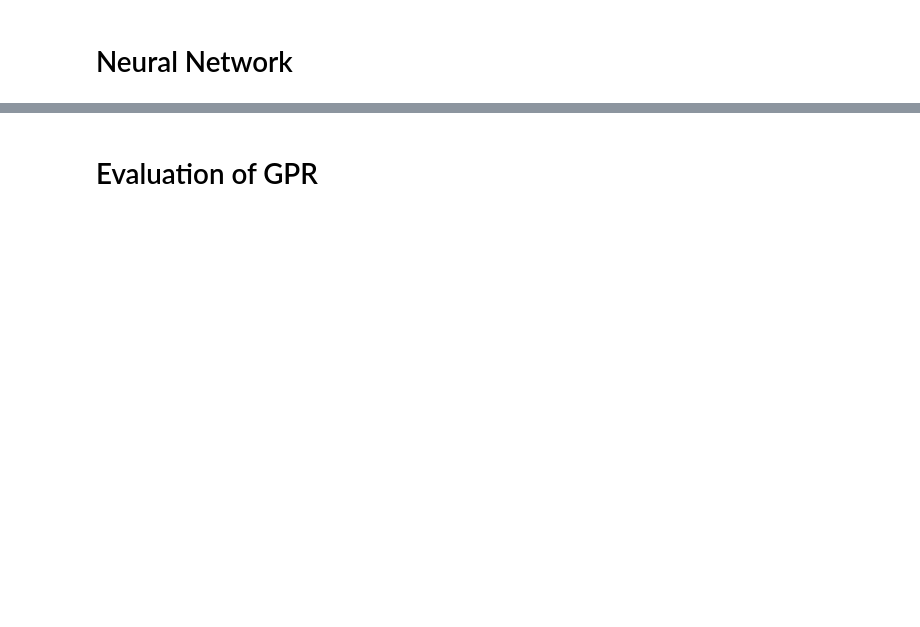
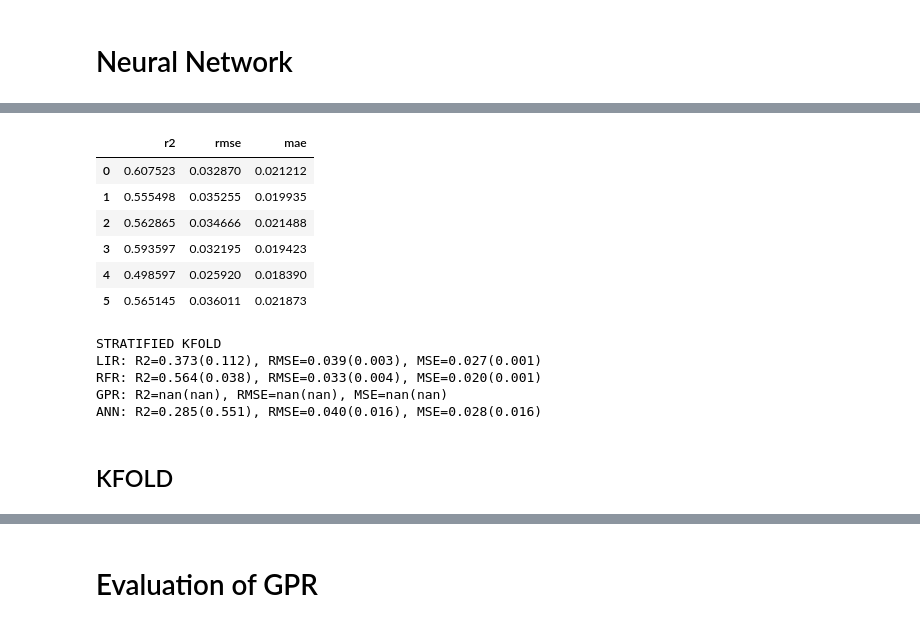
Before and after one commit to denyskononenko/smcp, a Jupyter notebook: backend/ml/model.ipynb, the cells around one changed output, grey strips where cells are left out. Saved outputs shown, nothing was run; the diff lists cells and outputs as text; code cells hidden in the pictures; blank space fills up the shorter version.

```diff
--- a/backend/ml/model.ipynb
+++ b/backend/ml/model.ipynb
@@ -162,6 +171,7 @@ def evaluate_estimator(estimator, X_test, Y_test, X_train, Y_train, save_plot):
 
     plt.show()
 # %%
+KFOLDS = 6
 DROPOUT_RATE = 0.05
 LEARN_RATE = 0.001
 NUM_FEATURES = 183
@@ -303,3 +464,33 @@ evaluate_estimator(meta_ann_load, X_test, Y_test, X_train, Y_train)
+# %%
+res_lir_skf_df = pd.DataFrame(data=res_skf_lir)
+res_rfr_skf_df = pd.DataFrame(data=res_skf_rfr)
+res_gpr_skf_df = pd.DataFrame(data=res_skf_gpr)
+res_ann_skf_df = pd.DataFrame(data=res_skf_ann)
+res_ann_skf_en_pd = pd.DataFrame(data=res_skf_ann_en)
+# %%
+res_rfr_skf_df
+# %% [output]
+|  | r2 | rmse | mae |
+| 0 | 0.607523 | 0.032870 | 0.021212 |
+| 1 | 0.555498 | 0.035255 | 0.019935 |
+| 2 | 0.562865 | 0.034666 | 0.021488 |
+| 3 | 0.593597 | 0.032195 | 0.019423 |
+| 4 | 0.498597 | 0.025920 | 0.018390 |
+| 5 | 0.565145 | 0.036011 | 0.021873 |
+# %%
+print("STRATIFIED KFOLD")
+print(f"LIR: R2={res_lir_skf_df['r2'].mean():.3f}({res_lir_skf_df['r2'].std():.3f}), RMSE={res_lir_skf_df['rmse'].mean():.3f}({res_lir_skf_df['rmse'].std():.3f}), MSE={res_lir_skf_df['mae'].mean():.3f}({res_lir_skf_df['mae'].std():.3f})")
+print(f"RFR: R2={res_rfr_skf_df['r2'].mean():.3f}({res_rfr_skf_df['r2'].std():.3f}), RMSE={res_rfr_skf_df['rmse'].mean():.3f}({res_rfr_skf_df['rmse'].std():.3f}), MSE={res_rfr_skf_df['mae'].mean():.3f}({res_rfr_skf_df['mae'].std():.3f})")
+print(f"GPR: R2={res_gpr_skf_df['r2'].mean():.3f}({res_gpr_skf_df['r2'].std():.3f}), RMSE={res_gpr_skf_df['rmse'].mean():.3f}({res_gpr_skf_df['rmse'].std():.3f}), MSE={res_gpr_skf_df['mae'].mean():.3f}({res_gpr_skf_df['mae'].std():.3f})")
+print(f"ANN: R2={res_ann_skf_df['r2'].mean():.3f}({res_ann_skf_df['r2'].std():.3f}), RMSE={res_ann_skf_df['rmse'].mean():.3f}({res_ann_skf_df['rmse'].std():.3f}), MSE={res_ann_skf_df['mae'].mean():.3f}({res_ann_skf_df['mae'].std():.3f})")
+# %% [output]
+STRATIFIED KFOLD
+LIR: R2=0.373(0.112), RMSE=0.039(0.003), MSE=0.027(0.001)
+RFR: R2=0.564(0.038), RMSE=0.033(0.004), MSE=0.020(0.001)
+GPR: R2=nan(nan), RMSE=nan(nan), MSE=nan(nan)
+ANN: R2=0.285(0.551), RMSE=0.040(0.016), MSE=0.028(0.016)
+# %% [markdown]
+## KFOLD
 # %%
 res_lir = {'r2': [], 'rmse': [], 'mae': []}
 res_rfr = {'r2': [], 'rmse': [], 'mae': []}
```
Also changed, not shown: parts of 23 cells of this notebook.
